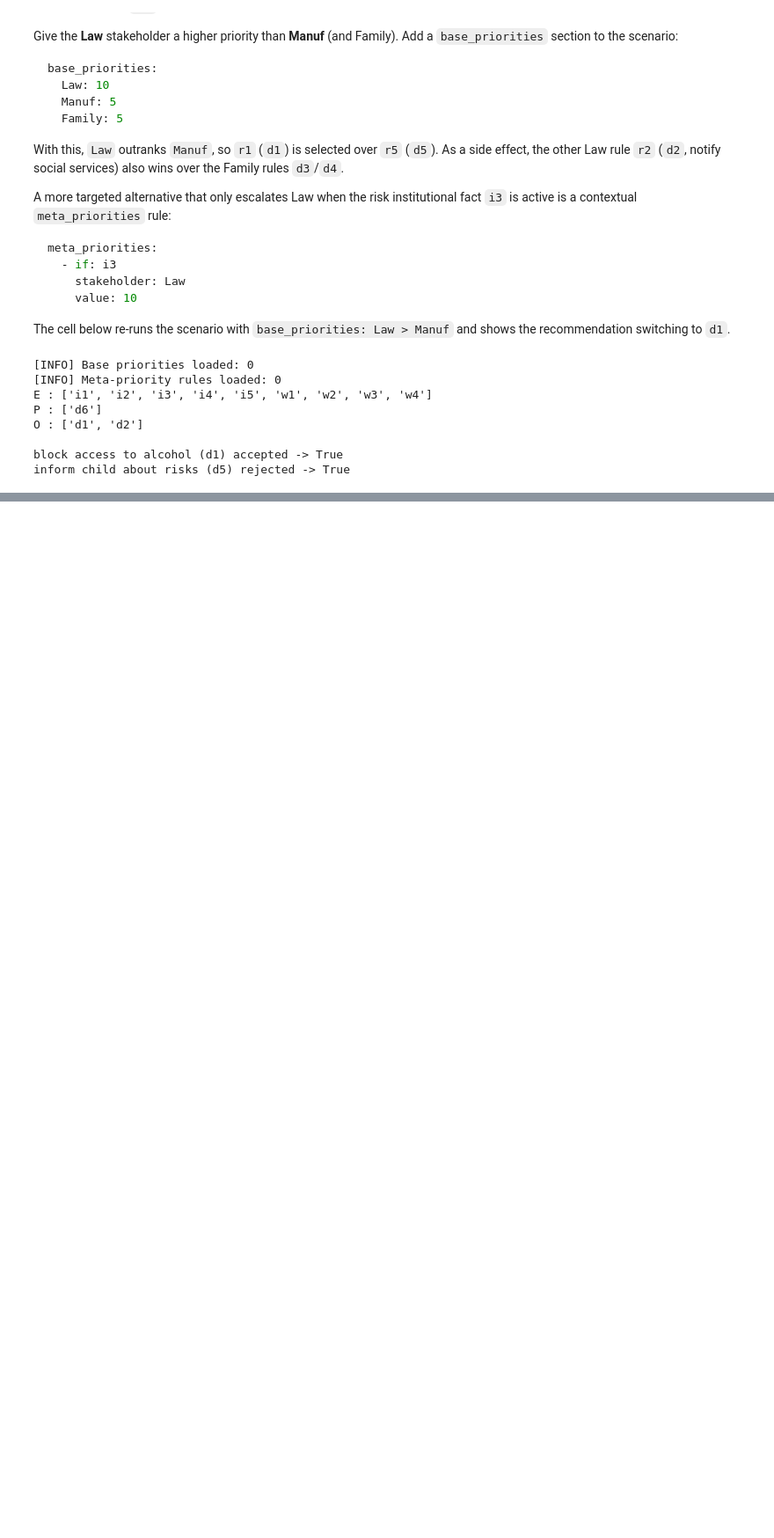
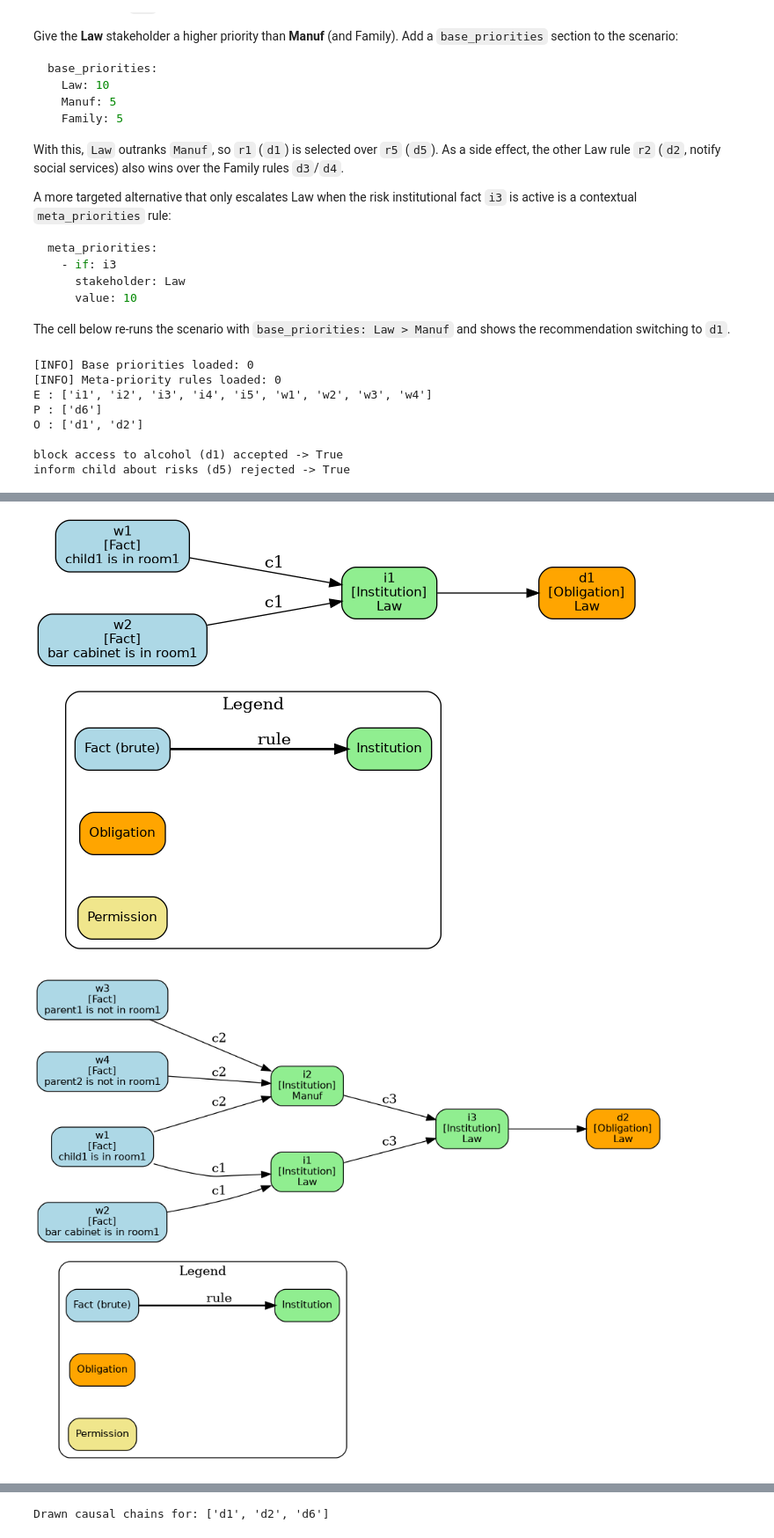
Before and after one commit to jiminy-framework/jiminy, a Jupyter notebook: notebooks/demo_COMMA_jiminy_example.ipynb, the cells around one changed output, grey strips where cells are left out. Shown at 88% size. Drawn from its saved outputs; the diff is of its cells as text; code cells hidden in the pictures; blank space fills up the shorter version.

```diff
--- a/notebooks/demo_COMMA_jiminy_example.ipynb
+++ b/notebooks/demo_COMMA_jiminy_example.ipynb
@@ -447,0 +486,5 @@ inform child about risks (d5) rejected -> True
+# %%
+# Causal explanation for the Law>Manuf scenario
+acc = [a for a in jim2.generate_arguments(context) if a.hd in (E2 | P2 | O2)]
+rej = [a for a in jim2.generate_arguments(context) if a.hd not in (E2 | P2 | O2)]
+print(jim2.explain_causal(acc, rej, context))
@@ -447,0 +509,13 @@ inform child about risks (d5) rejected -> True
+# %%
+# Causal chain drawn for each active action in the Law>Manuf scenario
+edited = []
+for head in sorted({a.hd for a in acc if not a.hd.startswith("i")}):
+    arg = next(a for a in acc if a.hd == head)
+    path = draw_causal_chain(arg, f"comma_ex_prio_chain_{head}")
+    edited.append(head)
+    display(Image(filename=path))
+
+print("Drawn causal chains for:", edited)
+# %% [output]
+[figure, added]
+[figure, added]
@@ -447,0 +523 @@ inform child about risks (d5) rejected -> True
+Drawn causal chains for: ['d1', 'd2', 'd6']
```
Also changed, not shown: parts of 8 cells of this notebook, 2 other files.
